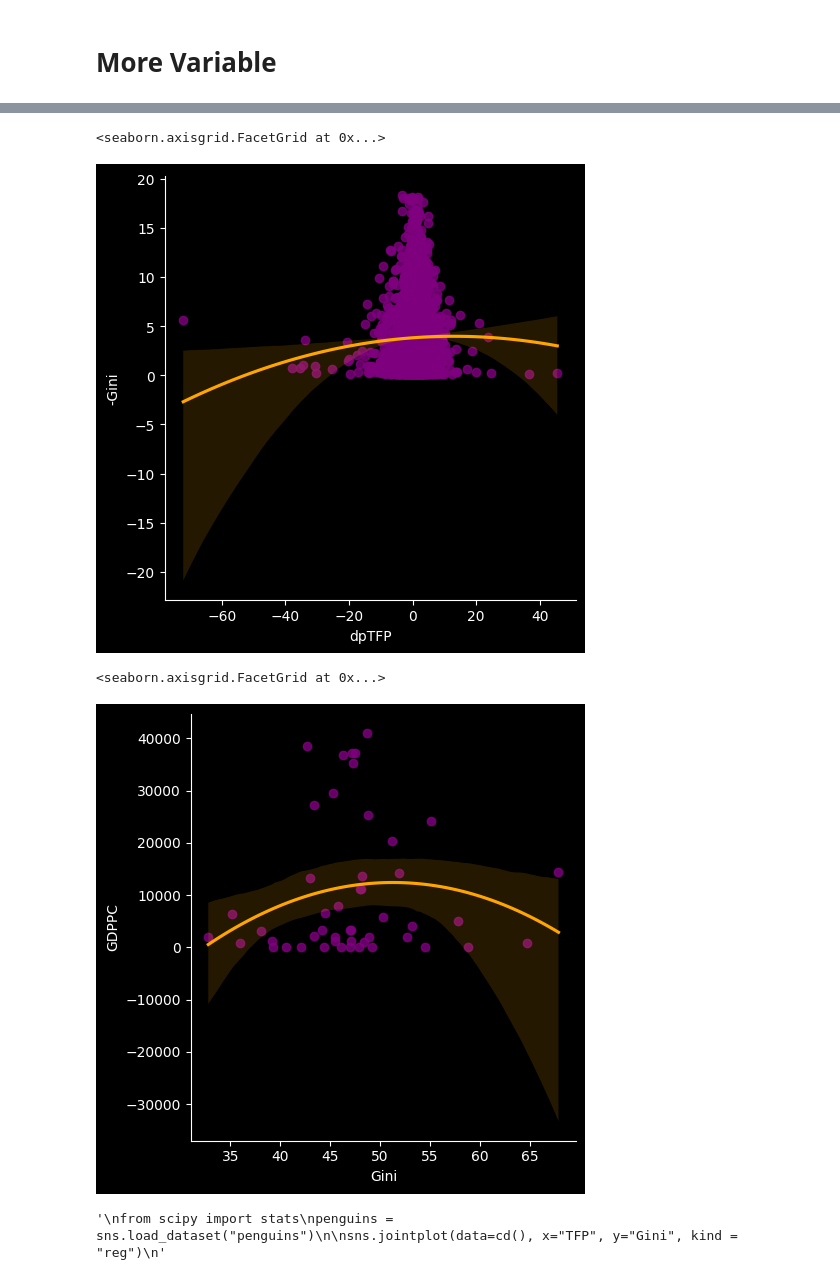
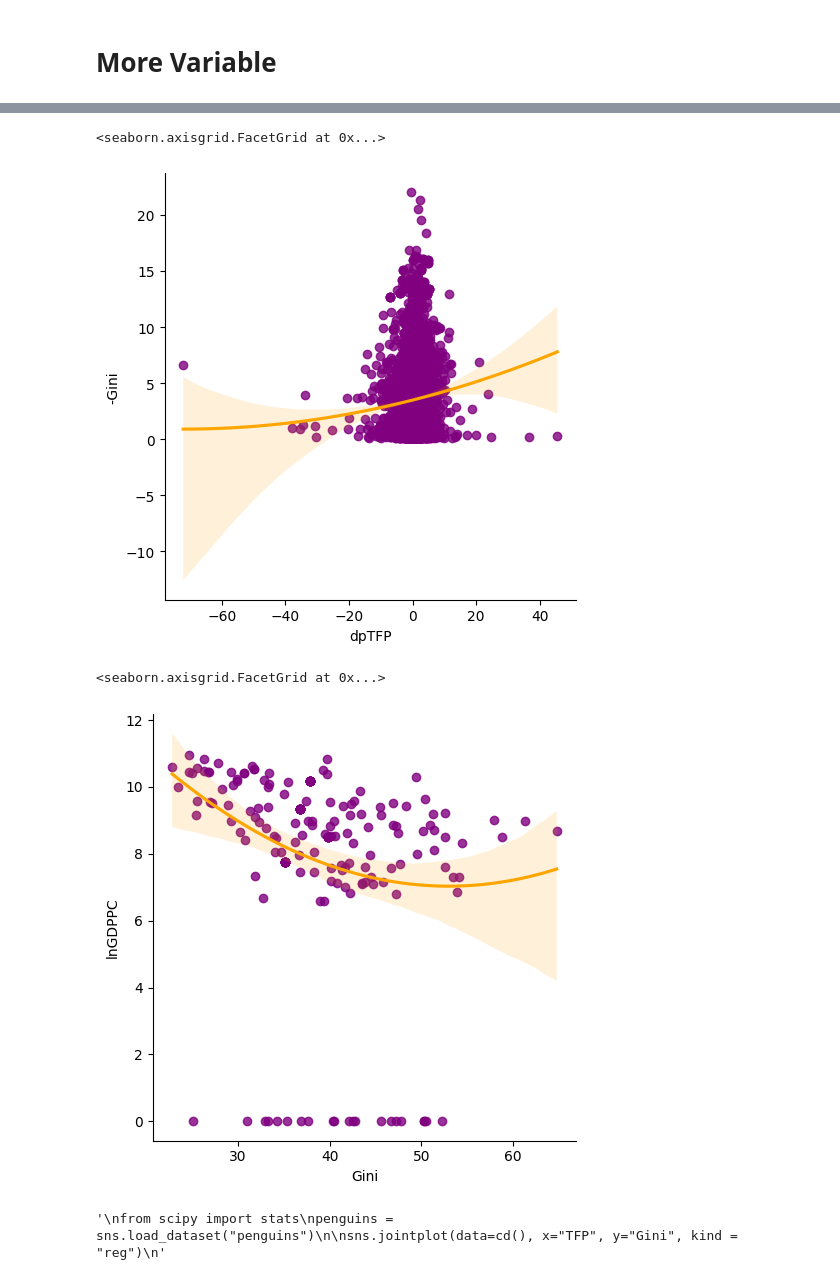
Before and after one commit to JTayMilli/GonGrowth, a Jupyter notebook: Data Processing.ipynb, the cells around one changed output, grey strips where cells are left out. Drawn from its saved outputs; the diff is of its cells as text; code cells hidden in the pictures.

```diff
--- a/Data Processing.ipynb
+++ b/Data Processing.ipynb
@@ -445,15 +445,15 @@ TGall[['Country','OilWP', 'OPS']][300:330]
 TGall = TGall[TGall.Year >= 1960] # remove years before 1960
 TGall['Gini'] = TGall['Gini'].replace(0, np.nan)
 X = TGall[["TWWI", "Gini", "OilWP", "lnGDPPC"]].replace(0, np.nan).dropna(axis=0)
-X = X[(np.abs(stats.zscore(X.drop(columns = ["Year", "Country"]))) < 3).all(axis=1)]
+X = X[(np.abs(stats.zscore(X)) < 3).all(axis=1)]
 X['B0'] = 1
-model = linear_model.LinearRegression()
+model = linear_model.LinearRegression(fit_intercept=False)
 reg = model.fit(X[['TWWI', 'OilWP', 'lnGDPPC', 'B0']], X['Gini'])
-print(model.coef_[2])
+print(model.coef_)
 ## the beta on gdppc is 100 times higher with the other variables included
-
+AdjGDP = 0 #model.coef_[2]
 #TGall['predIVGini'] = reg.predict(TGall['lnGDPPC'].values.reshape(-1, 1))
-TGall['IVGini'] = TGall['Gini'] - TGall['lnGDPPC'].mul(model.coef_[2])
+TGall['IVGini'] = TGall['Gini'] - TGall['lnGDPPC'].mul(AdjGDP)
 #TGall['IVGini'] = TGall['Gini'] - TGall['predIVGini']
 
 TGall['IVGini'] = TGall['IVGini'].replace(0, np.nan)
@@ -916,7 +1001,7 @@ men = TGall.replace(0,np.nan).describe()
 wiid = TGall.WIID.replace(0,np.nan).mul(100).dropna()
 gini_disp = TGall.gini_disp.replace(0,np.nan).dropna()
 gini_mkt = TGall.gini_mkt.replace(0,np.nan).dropna()
-plt.style.use('dark_background')
+#plt.style.use('dark_background')
 
 plt.hist(wiid, 100)
 plt.hist(gini_mkt, 100)
@@ -1008,12 +1088,12 @@ sns.lmplot(data=TGC(["TFP", "-Gini"]), y="TFP", x="-Gini", order = 2, line_kws={
 sns.lmplot(data=TGC(["dpTFP", "-Gini"]), x="dpTFP", y="-Gini", order = 2, line_kws={'color': 'orange'}, scatter_kws = {'color' : 'purple'})#, size = 10)
 # %% [output]
 <seaborn.axisgrid.FacetGrid at 0x...>
-[figure, old version]
+[figure, new version]
 # %%
-sns.lmplot(data=TGall[TGall["Year"] == 2001], y="GDPPC", x="Gini", order = 2, line_kws={'color': 'orange'}, scatter_kws = {'color' : 'purple'})#, size = 10)
+sns.lmplot(data=TGall[TGall["Year"] == 2001], y="lnGDPPC", x="Gini", order = 2, line_kws={'color': 'orange'}, scatter_kws = {'color' : 'purple'})#, size = 10)
 # %% [output]
 <seaborn.axisgrid.FacetGrid at 0x...>
-[figure, old version]
+[figure, new version]
 # %%
 # sns.lmplot(data=cd(), x="TFP", y="Gini")
 # %%
```
Also changed, not shown: parts of 45 cells of this notebook, 3 other files.
